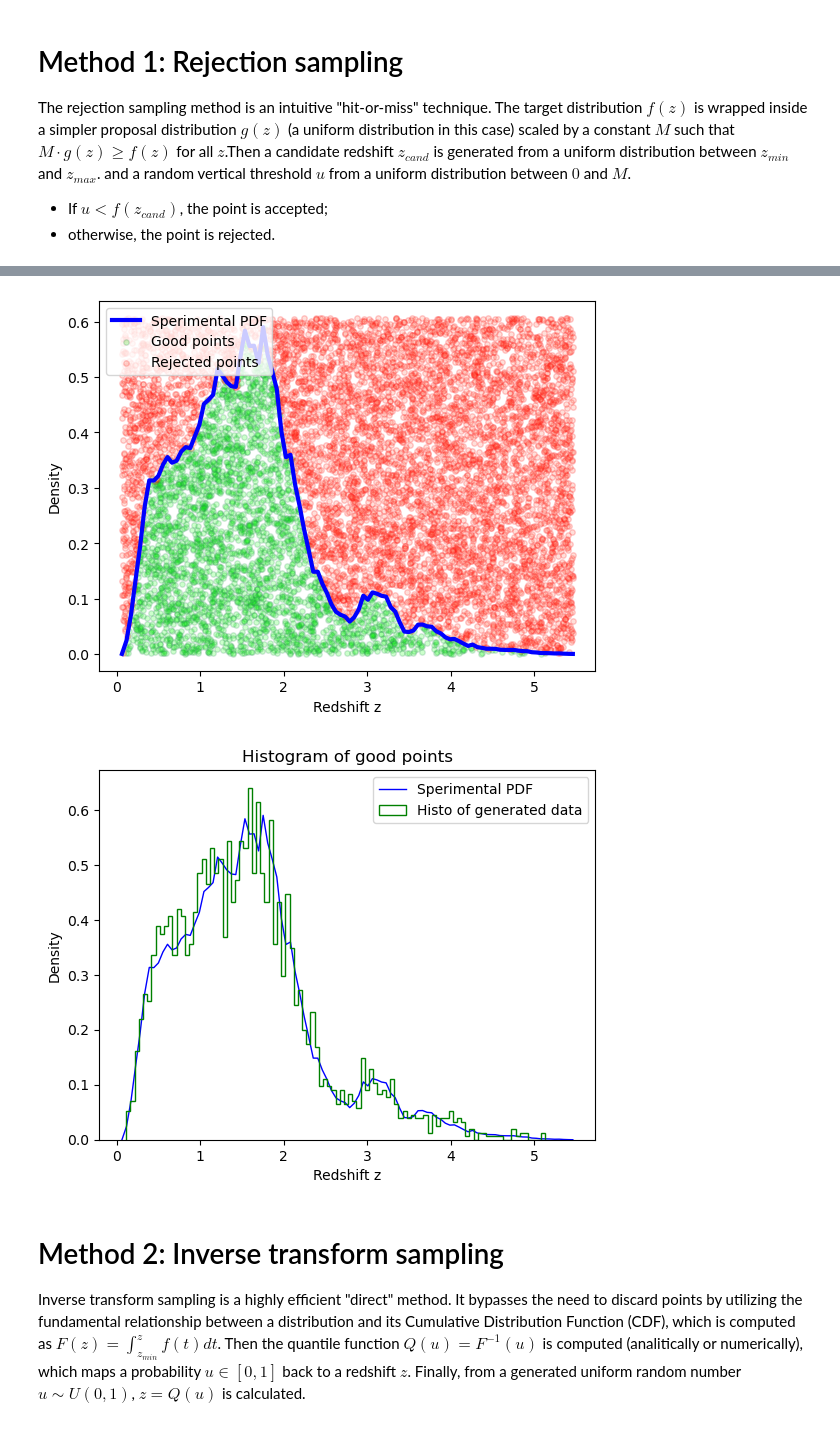
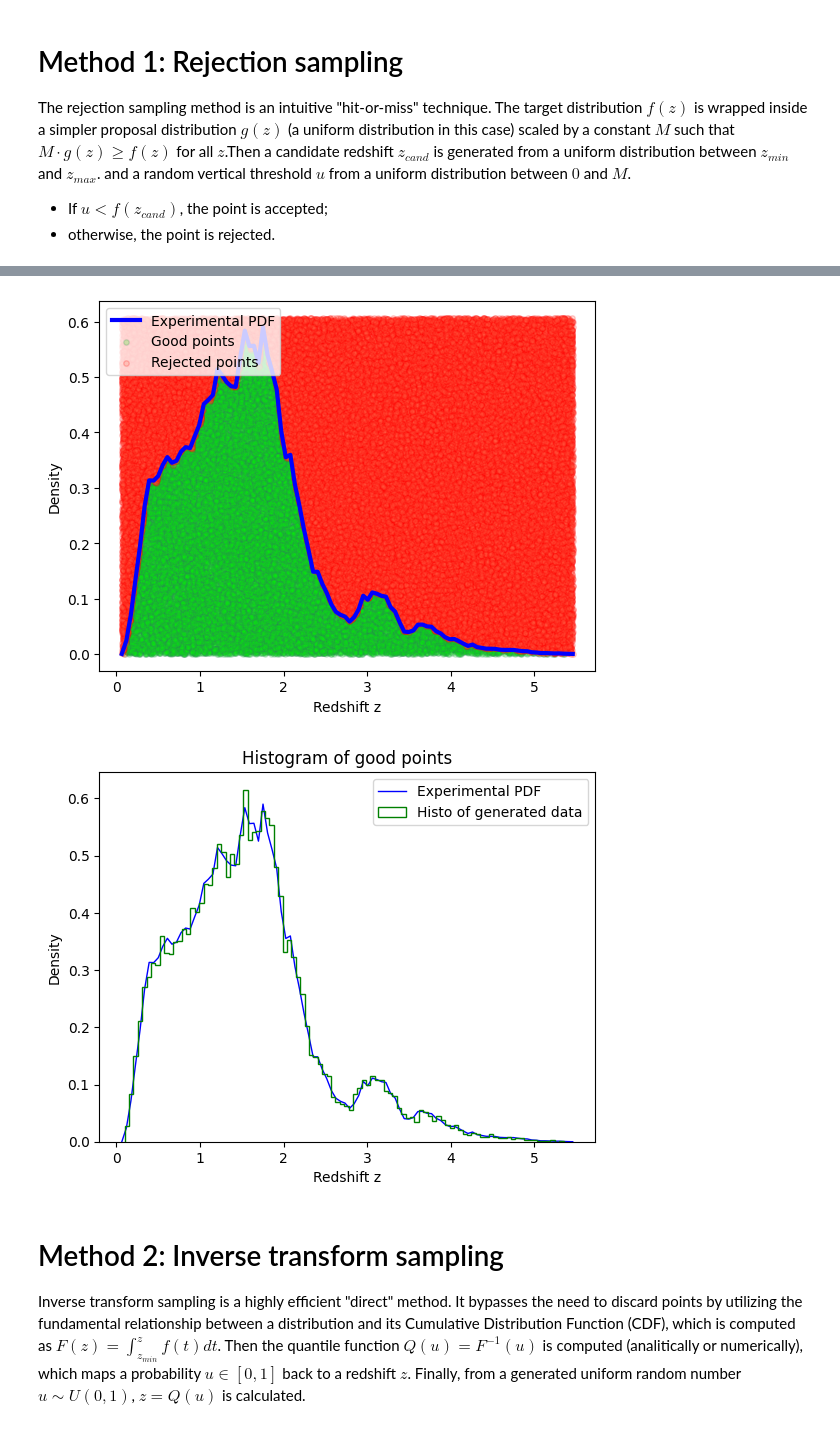
Before and after one commit to anna-tresoldi/astrostatistics_bicocca_2026, a Jupyter notebook: working/L04_quasars.ipynb, the cells around one changed output, grey strips where cells are left out. Saved outputs shown, nothing was run; the diff lists cells and outputs as text; code cells hidden in the pictures.

```diff
--- a/working/L04_quasars.ipynb
+++ b/working/L04_quasars.ipynb
@@ -79,32 +79,32 @@ plt.show()
 # %%
-N=10000
+N=100000
 
 z_uni = np.linspace(np.min(z),np.max(z),100)
 
-plt.plot(z_uni,f_z(z_uni),  '-',  color='blue', label='Sperimental PDF', linewidth='3.')
+plt.plot(z_uni,f_z(z_uni),  '-',  color='blue', label='Experimental PDF', linewidth='3.')
 
 
 ymax = np.max(f_z(bin_centers))
 x = np.random.uniform(np.min(z),np.max(z),N)
 y = np.random.uniform(0,ymax,N)
 plt.scatter(x[y<f_z(x)],y[y<f_z(x)],c='lime', alpha=0.2, s=15., edgecolors='seagreen', label='Good points')
 plt.scatter(x[y>f_z(x)],y[y>f_z(x)],c='tomato', alpha=0.2, s=15., edgecolors='red', label='Rejected points')
 plt.xlabel('Redshift z')
 plt.ylabel('Density')
 plt.legend()
 plt.show()
 goodpoints = x[y<f_z(x)]
 
-plt.plot(z_uni,f_z(z_uni),  '-',  color='blue', label='Sperimental PDF', linewidth='1.')
+plt.plot(z_uni,f_z(z_uni),  '-',  color='blue', label='Experimental PDF', linewidth='1.')
 plt.hist(goodpoints,bins=100,density=True,histtype='step',color='green', label='Histo of generated data')
 plt.xlabel('Redshift z')
 plt.ylabel('Density')
 plt.title('Histogram of good points')
 plt.legend()
 plt.show()
 # %% [output]
-[figure, old version]
+[figure, new version]
-[figure, old version]
+[figure, new version]
 # %% [markdown]
 # Method 2: Inverse transform sampling
 
```
Also changed, not shown: parts of 6 cells of this notebook.
